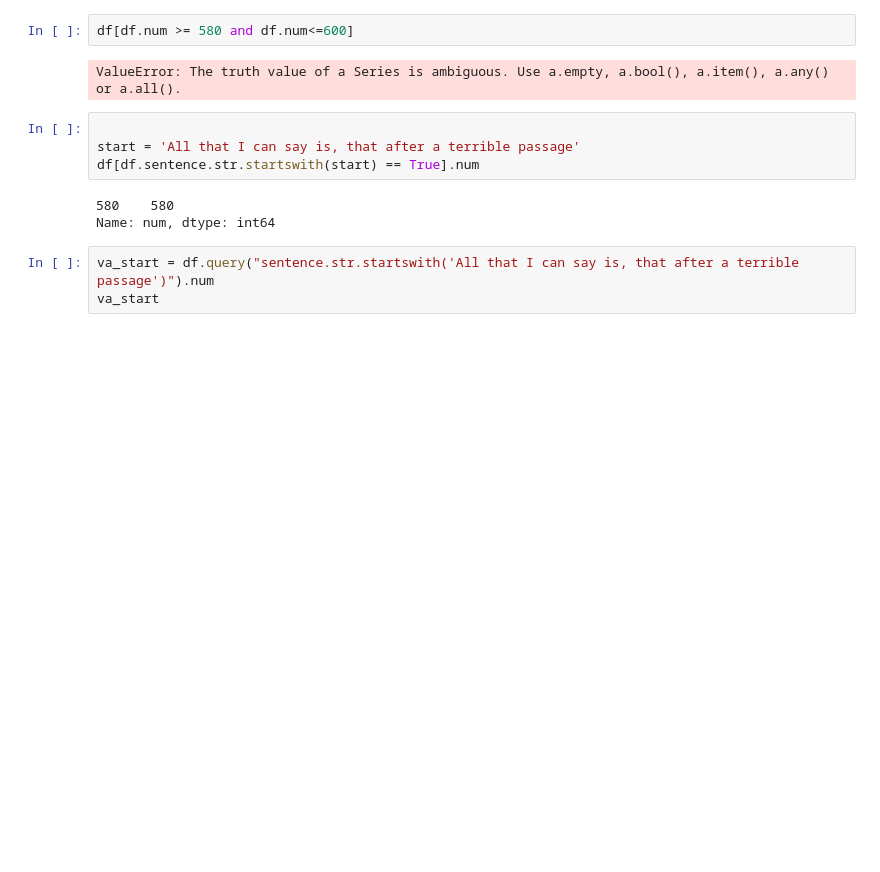
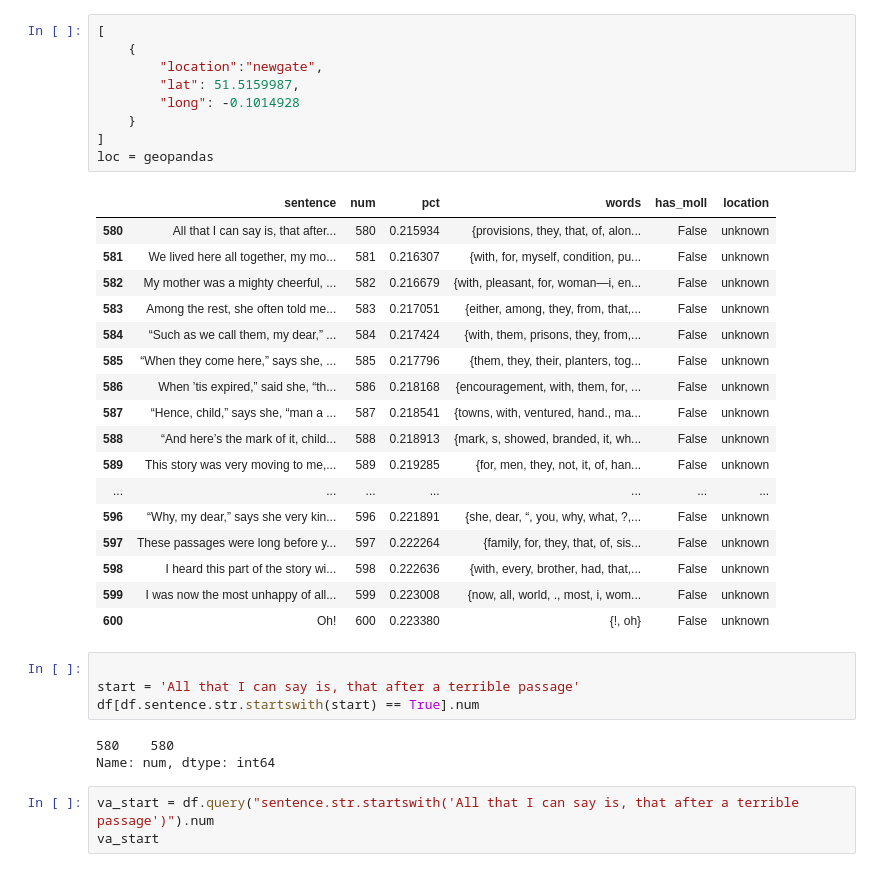
Before and after one commit to mcuringa/lit-map, a Jupyter notebook: nb/moll.ipynb, the cells around one changed output. Cells and saved outputs as stored; diff of their text form; blank space fills up the shorter version.

Commit message:
adding geopandas

```diff
--- a/nb/moll.ipynb
+++ b/nb/moll.ipynb
@@ -73,8 +79,31 @@ df[df.location == 'Virginia']
 148 rows × 6 columns
 # %%
-df[df.num >= 580 and df.num<=600]
+[
+    {
+        "location":"newgate",
+        "lat": 51.5159987,
+        "long": -0.1014928
+    }
+]
+loc = geopandas
 # %% [output]
-ValueError: The truth value of a Series is ambiguous. Use a.empty, a.bool(), a.item(), a.any() or a.all().
+|  | sentence | num | pct | words | has_moll | location |
+| 580 | All that I can say is, that after... | 580 | 0.215934 | {provisions, they, that, of, alon... | False | unknown |
+| 581 | We lived here all together, my mo... | 581 | 0.216307 | {with, for, myself, condition, pu... | False | unknown |
+| 582 | My mother was a mighty cheerful, ... | 582 | 0.216679 | {with, pleasant, for, woman—i, en... | False | unknown |
+| 583 | Among the rest, she often told me... | 583 | 0.217051 | {either, among, they, from, that,... | False | unknown |
+| 584 | “Such as we call them, my dear,” ... | 584 | 0.217424 | {with, them, prisons, they, from,... | False | unknown |
+| 585 | “When they come here,” says she, ... | 585 | 0.217796 | {them, they, their, planters, tog... | False | unknown |
+| 586 | When ’tis expired,” said she, “th... | 586 | 0.218168 | {encouragement, with, them, for, ... | False | unknown |
+| 587 | “Hence, child,” says she, “man a ... | 587 | 0.218541 | {towns, with, ventured, hand., ma... | False | unknown |
+| 588 | “And here’s the mark of it, child... | 588 | 0.218913 | {mark, s, showed, branded, it, wh... | False | unknown |
+| 589 | This story was very moving to me,... | 589 | 0.219285 | {for, men, they, not, it, of, han... | False | unknown |
+| ... | ... | ... | ... | ... | ... | ... |
+| 596 | “Why, my dear,” says she very kin... | 596 | 0.221891 | {she, dear, “, you, why, what, ?,... | False | unknown |
+| 597 | These passages were long before y... | 597 | 0.222264 | {family, for, they, that, of, sis... | False | unknown |
+| 598 | I heard this part of the story wi... | 598 | 0.222636 | {with, every, brother, had, that,... | False | unknown |
+| 599 | I was now the most unhappy of all... | 599 | 0.223008 | {now, all, world, ., most, i, wom... | False | unknown |
+| 600 | Oh! | 600 | 0.223380 | {!, oh} | False | unknown |
 # %%
 
 start = 'All that I can say is, that after a terrible passage'
```
Also changed, not shown: parts of 6 cells of this notebook.
